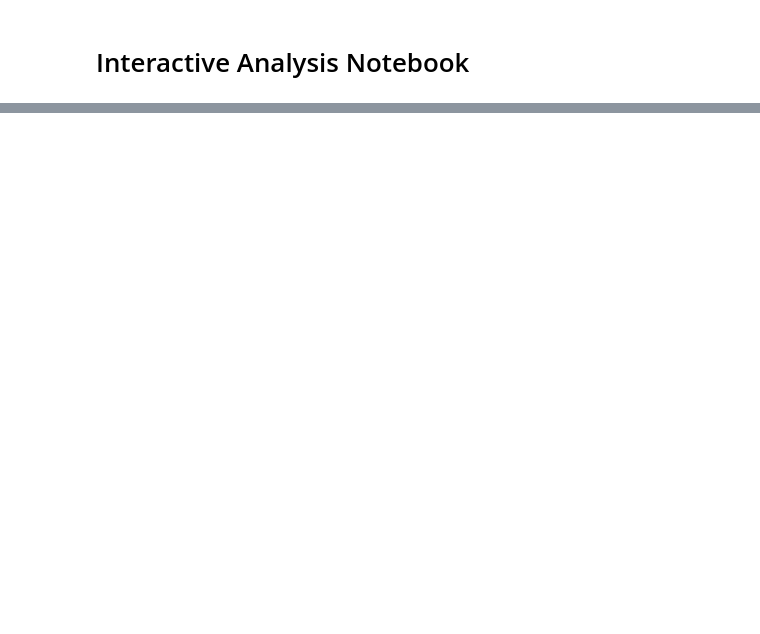
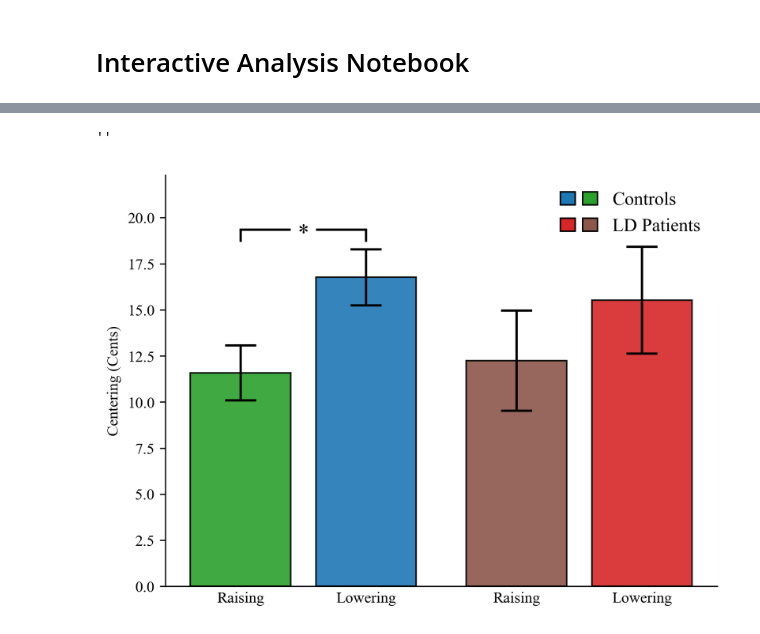
Before and after one commit to SpeechNeuroscienceLab/centering-audio, a Jupyter notebook: interactive_analysis.ipynb, the cells around one changed output, grey strips where cells are left out. Cells and saved outputs as stored; diff of their text form; code cells hidden in the pictures; blank space fills up the shorter version.

```diff
--- a/interactive_analysis.ipynb
+++ b/interactive_analysis.ipynb
@@ -115,0 +119,21 @@ plt.show()
+# %%
+importlib.reload(figure)
+matplotlib.rcParams['font.family'] = 'Times New Roman'
+
+fig, ax = plt.subplots(1, 1, dpi=300)
+figure.group_tercile_bars(output_dataset, fig, plot_settings | {
+    "label_alias": {
+        "UPPER": "Lowering",
+        "LOWER": "Raising"
+    },
+    "bar_spacing": 1.,
+    "group_spacing": 0.2
+},
+                          legend_loc="upper right")
+
+figure.significance_bar(ax, 0, 1, max(ax.get_ylim()), display_string= "*")
+ax.set_ylim((0, ax.get_ylim()[1] + 2))
+;
+# %% [output]
+''
+[figure, added]
```
Also changed, not shown: parts of 5 cells of this notebook, 1 other file.
